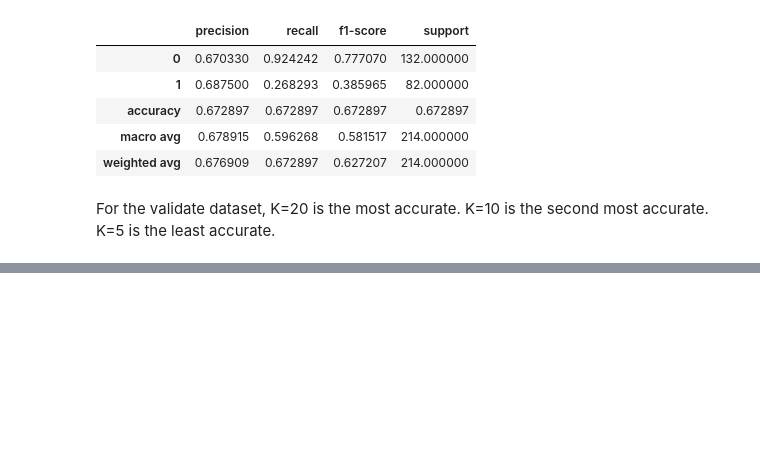
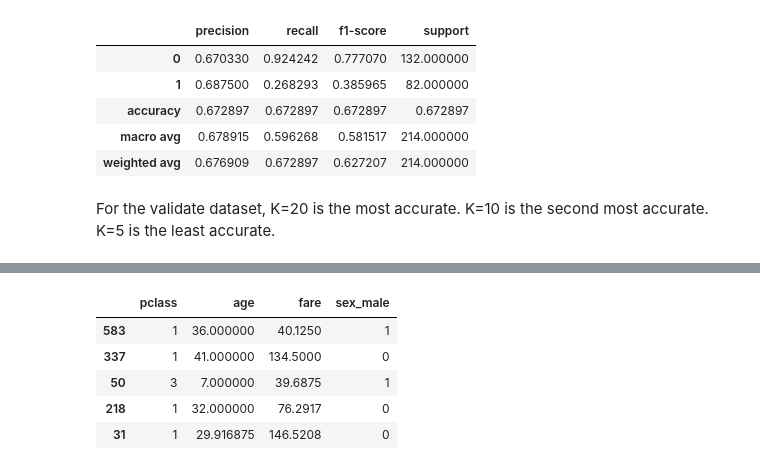
Before and after one commit to malachi-hale/classification-exercises, a Jupyter notebook: model.ipynb, the cells around one changed output, grey strips where cells are left out. Saved outputs shown, nothing was run; the diff lists cells and outputs as text; code cells hidden in the pictures; blank space fills up the shorter version.

```diff
--- a/model.ipynb
+++ b/model.ipynb
@@ -1276,0 +1427,11 @@ For the validate dataset, K=20 is the most accurate. K=10 is the second most acc
+# %%
+X_train_2 = X_train.drop(columns = ['Unnamed: 0', 'passenger_id', 'sex', 'sibsp', 'parch', 'embark_town', 'alone', 'Q', 'S', 'embark_town_Queenstown', 'embark_town_Southampton'])
+# %%
+X_train_2.head()
+# %% [output]
+|  | pclass | age | fare | sex_male |
+| 583 | 1 | 36.000000 | 40.1250 | 1 |
+| 337 | 1 | 41.000000 | 134.5000 | 0 |
+| 50 | 3 | 7.000000 | 39.6875 | 1 |
+| 218 | 1 | 32.000000 | 76.2917 | 0 |
+| 31 | 1 | 29.916875 | 146.5208 | 0 |
```
Also changed, not shown: parts of 62 cells of this notebook, 1 other file.
